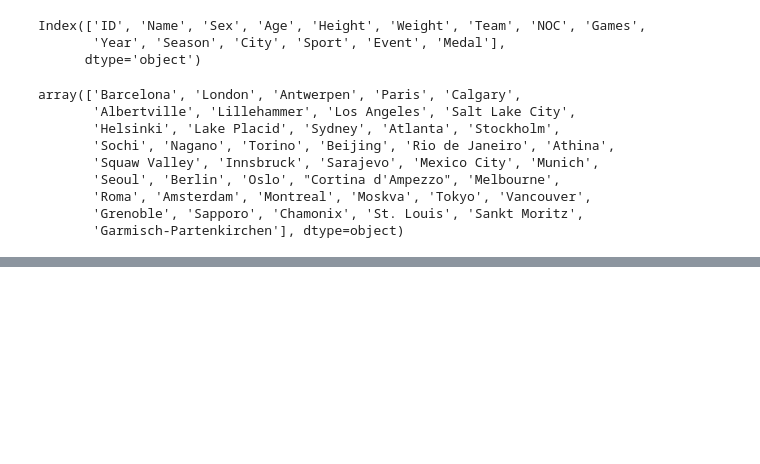
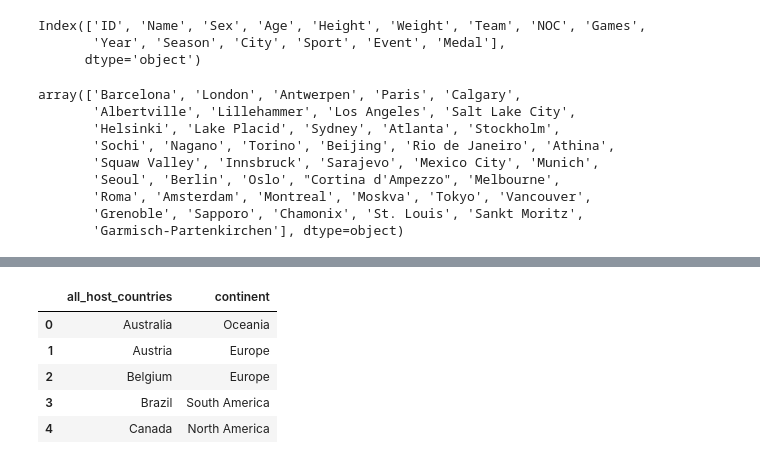
Before and after one commit to kfrogb/EDA-Project1, a Jupyter notebook: continant_olympic_map.ipynb, the cells around one changed output, grey strips where cells are left out. Saved outputs shown, nothing was run; the diff lists cells and outputs as text; code cells hidden in the pictures; blank space fills up the shorter version.

```diff
--- a/continant_olympic_map.ipynb
+++ b/continant_olympic_map.ipynb
@@ -62,0 +104,10 @@ winter_host_data.head()
+# %%
+countries_vs_continents = pd.read_csv("all_host_cities.csv")
+countries_vs_continents.head()
+# %% [output]
+|  | all_host_countries | continent |
+| 0 | Australia | Oceania |
+| 1 | Austria | Europe |
+| 2 | Belgium | Europe |
+| 3 | Brazil | South America |
+| 4 | Canada | North America |
```
Also changed, not shown: parts of 8 cells of this notebook, 11 other files.
